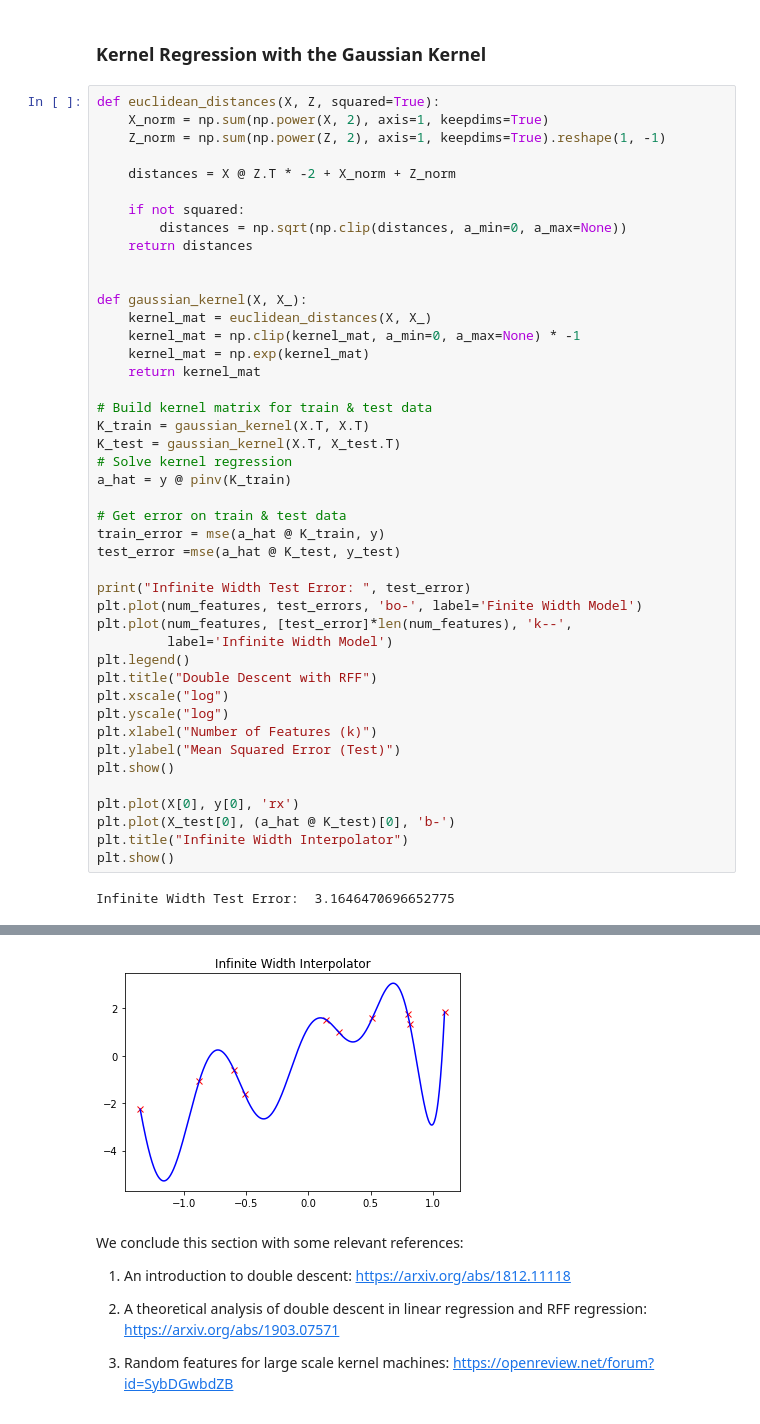
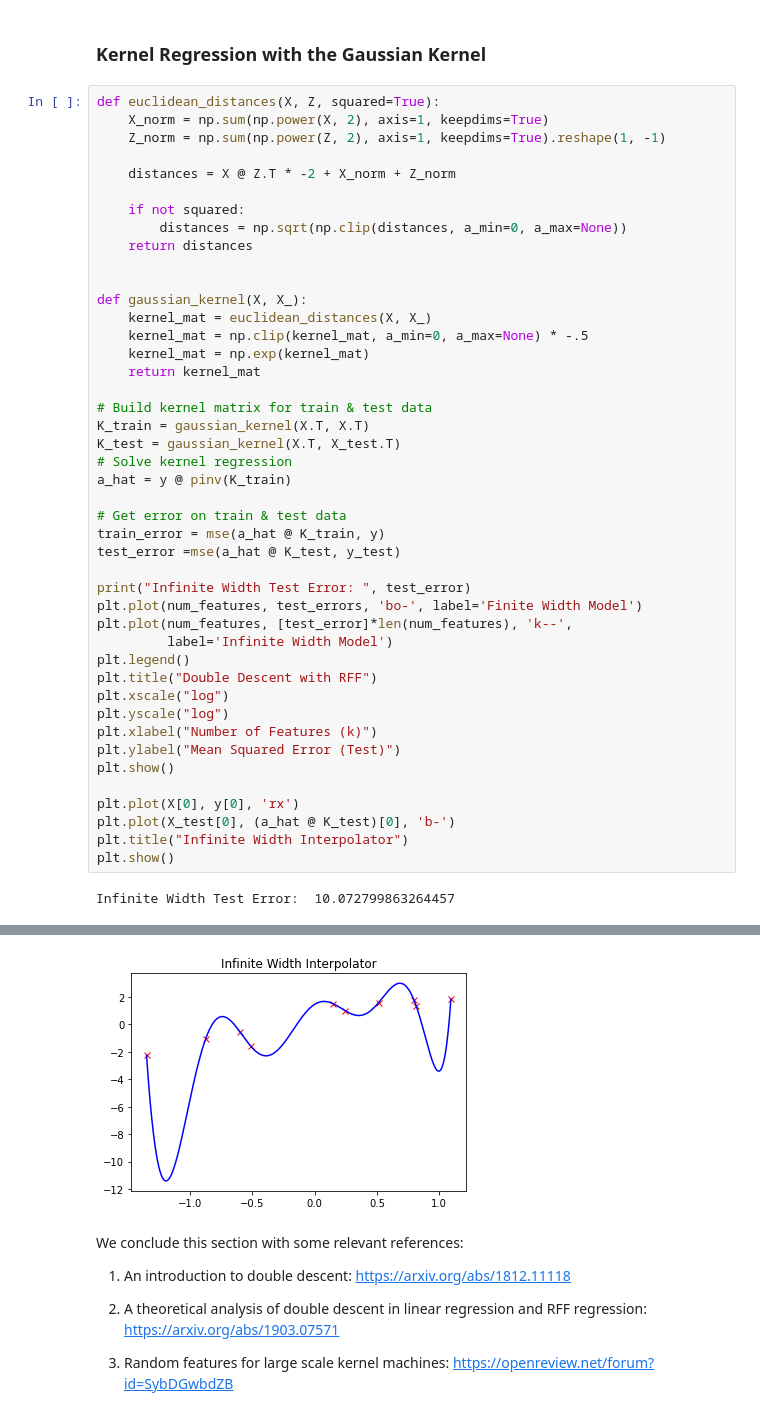
Before and after one commit to aradha5772/deep_learning_theory_tutorial, a Jupyter notebook: DoubleDescentTutorial.ipynb, the cells around one changed output, grey strips where cells are left out. Saved outputs shown, nothing was run; the diff lists cells and outputs as text.

```diff
--- a/DoubleDescentTutorial.ipynb
+++ b/DoubleDescentTutorial.ipynb
@@ -160,7 +160,7 @@ def euclidean_distances(X, Z, squared=True):
 
 def gaussian_kernel(X, X_):
     kernel_mat = euclidean_distances(X, X_)
-    kernel_mat = np.clip(kernel_mat, a_min=0, a_max=None) * -1
+    kernel_mat = np.clip(kernel_mat, a_min=0, a_max=None) * -.5
     kernel_mat = np.exp(kernel_mat)
     return kernel_mat
 
@@ -191,4 +191,4 @@ plt.plot(X_test[0], (a_hat @ K_test)[0], 'b-')
 plt.title("Infinite Width Interpolator")
 plt.show()
 # %% [output]
-Infinite Width Test Error:  3.1646470696652775
+Infinite Width Test Error:  10.072799863264457
@@ -196,4 +196,4 @@ Infinite Width Test Error:  3.1646470696652775
-[figure, old version]
+[figure, new version]
 # %% [markdown]
 We conclude this section with some relevant references:
 
```
Also changed, not shown: parts of 4 cells of this notebook.
